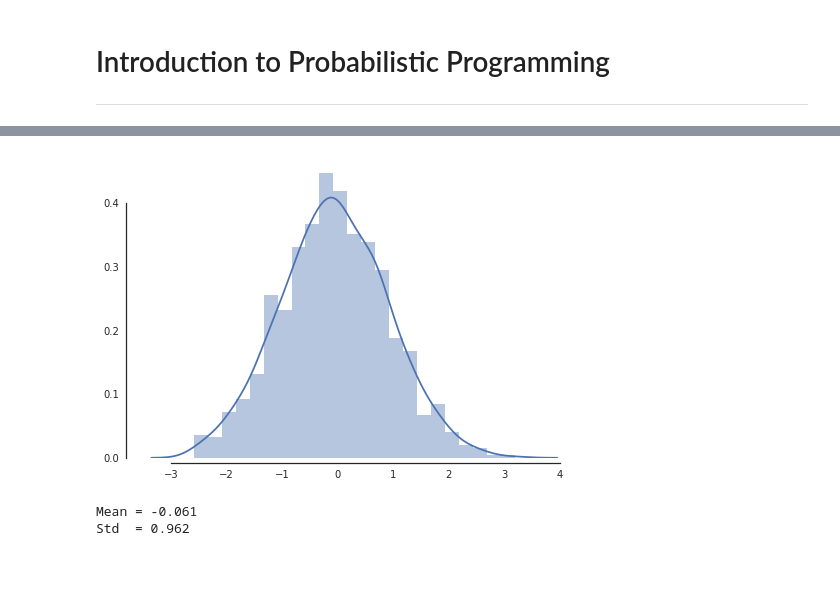
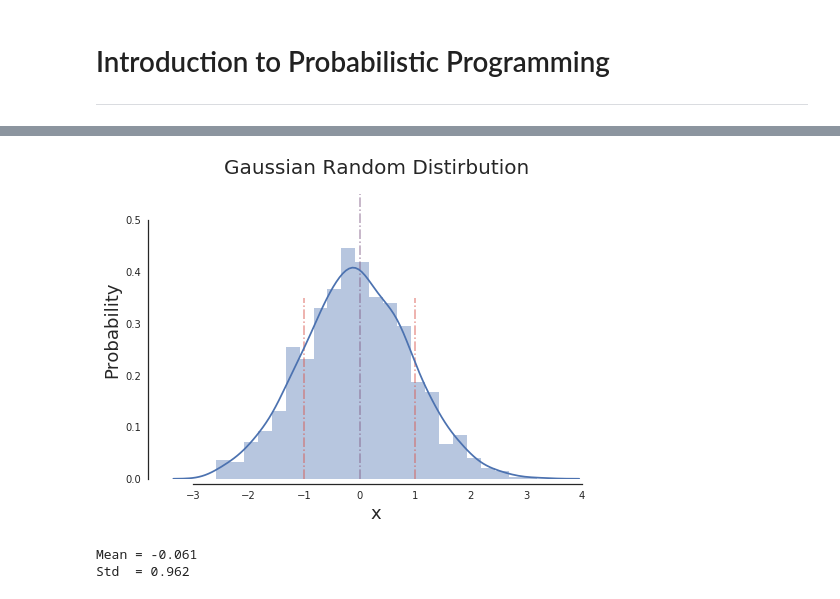
Before and after one commit to liweiweng/accy571-fa17, a Jupyter notebook: Module10/notebooks/intro2pp.ipynb, the cells around one changed output, grey strips where cells are left out. Saved outputs shown, nothing was run; the diff lists cells and outputs as text; code cells hidden in the pictures; blank space fills up the shorter version.

```diff
--- a/Module10/notebooks/intro2pp.ipynb
+++ b/Module10/notebooks/intro2pp.ipynb
@@ -66,10 +69,23 @@ mu = 0.0
 sigma = 1.0
 size = 1000
 data = rng.normal(mu, sigma, size)
-# %%
-# Plot data distribution
-sns.distplot(data)
-sns.despine(offset = 5, trim=True)
-# %% [output]
-[figure, removed]
+# %%
+clrs = [sns.xkcd_rgb['pale red'],
+        sns.xkcd_rgb['dusty purple'],
+        sns.xkcd_rgb['pale red']]
+
+#Plot data distribution
+ax = sns.distplot(data)
+
+# Plot statistics
+ax.vlines([mu - sigma, mu, mu + sigma], 0.0, [0.35, 0.55, 0.35], linestyle='-.',
+         colors=clrs, alpha=0.5)
+
+# Decorate plot
+ax.set(title='Gaussian Random Distirbution',
+      xlabel='x', ylabel='Probability')
+
+sns.despine(offset = 5, trim=True)
+# %% [output]
+[figure, added]
 # %%
```
Also changed, not shown: parts of 13 cells of this notebook.
